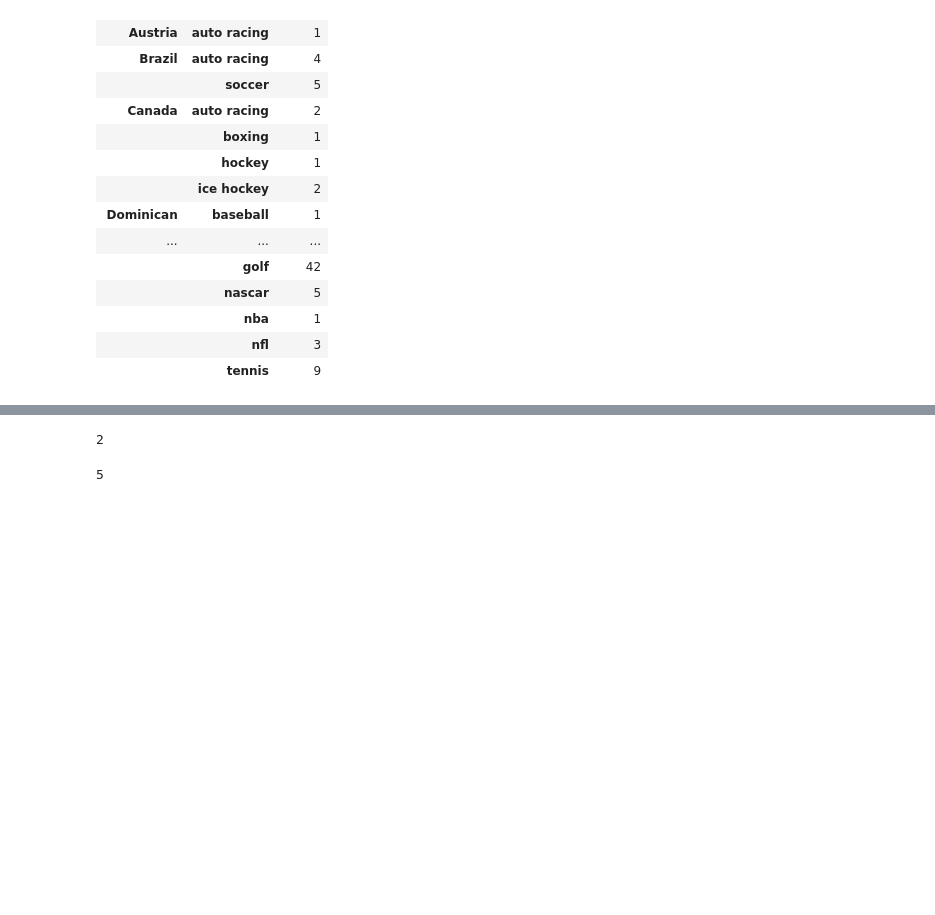
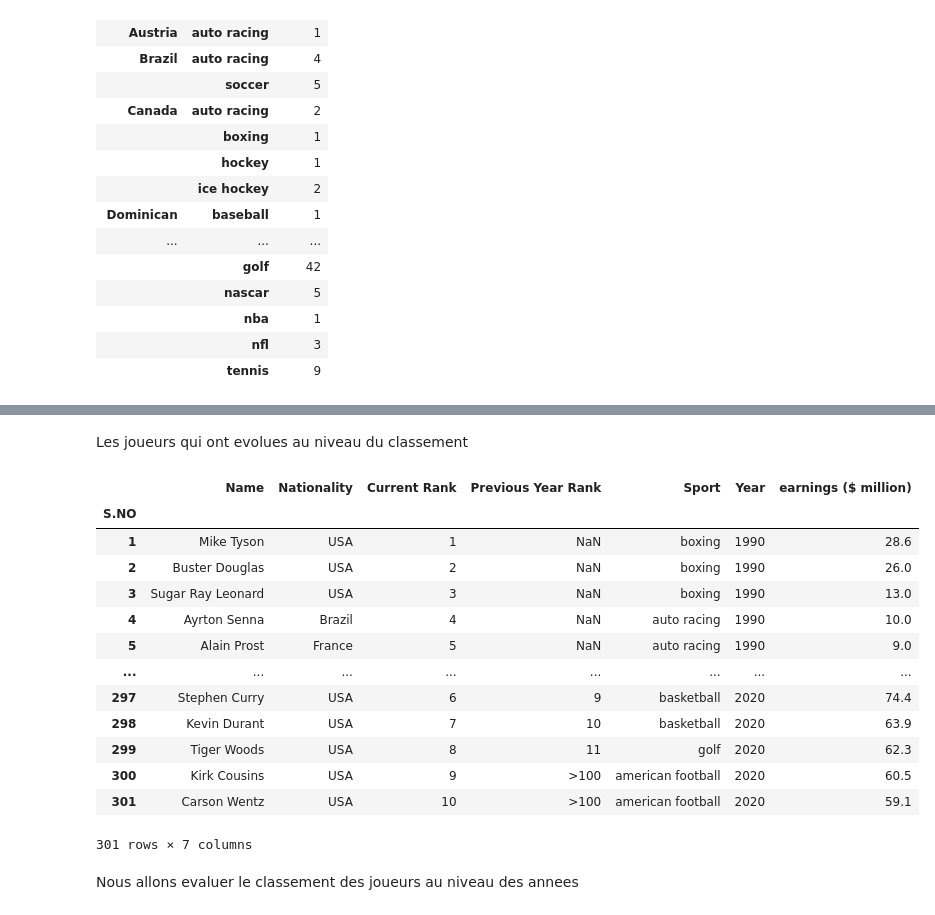
Before and after one commit to Orpheric/athletes_analysis, a Jupyter notebook: analyse_salaire_athlèt.ipynb, the cells around one changed output, grey strips where cells are left out. Saved outputs shown, nothing was run; the diff lists cells and outputs as text; code cells hidden in the pictures; blank space fills up the shorter version.

```diff
--- a/analyse_salaire_athlèt.ipynb
+++ b/analyse_salaire_athlèt.ipynb
@@ -270,8 +287,21 @@ AttributeError: 'DataFrame' object has no attribute 'unique'
-# %%
-1+1
-# %% [output]
-2
+# %% [markdown]
+Les joueurs qui ont evolues au niveau du classement
 # %%
-1+4
+salaires_athletes
 # %% [output]
+|  | Name | Nationality | Current Rank | Previous Year Rank | Sport | Year | earnings ($ million) |
+| S.NO |  |  |  |  |  |  |  |
+| 1 | Mike Tyson | USA | 1 | NaN | boxing | 1990 | 28.6 |
+| 2 | Buster Douglas | USA | 2 | NaN | boxing | 1990 | 26.0 |
+| 3 | Sugar Ray Leonard | USA | 3 | NaN | boxing | 1990 | 13.0 |
+| 4 | Ayrton Senna | Brazil | 4 | NaN | auto racing | 1990 | 10.0 |
+| 5 | Alain Prost | France | 5 | NaN | auto racing | 1990 | 9.0 |
+| ... | ... | ... | ... | ... | ... | ... | ... |
+| 297 | Stephen Curry | USA | 6 | 9 | basketball | 2020 | 74.4 |
+| 298 | Kevin Durant | USA | 7 | 10 | basketball | 2020 | 63.9 |
+| 299 | Tiger Woods | USA | 8 | 11 | golf | 2020 | 62.3 |
+| 300 | Kirk Cousins | USA | 9 | >100 | american football | 2020 | 60.5 |
+| 301 | Carson Wentz | USA | 10 | >100 | american football | 2020 | 59.1 |
-5
+301 rows × 7 columns
+# %% [markdown]
+Nous allons evaluer le classement des joueurs au niveau des annees
```
Also changed, not shown: parts of 6 cells of this notebook.
